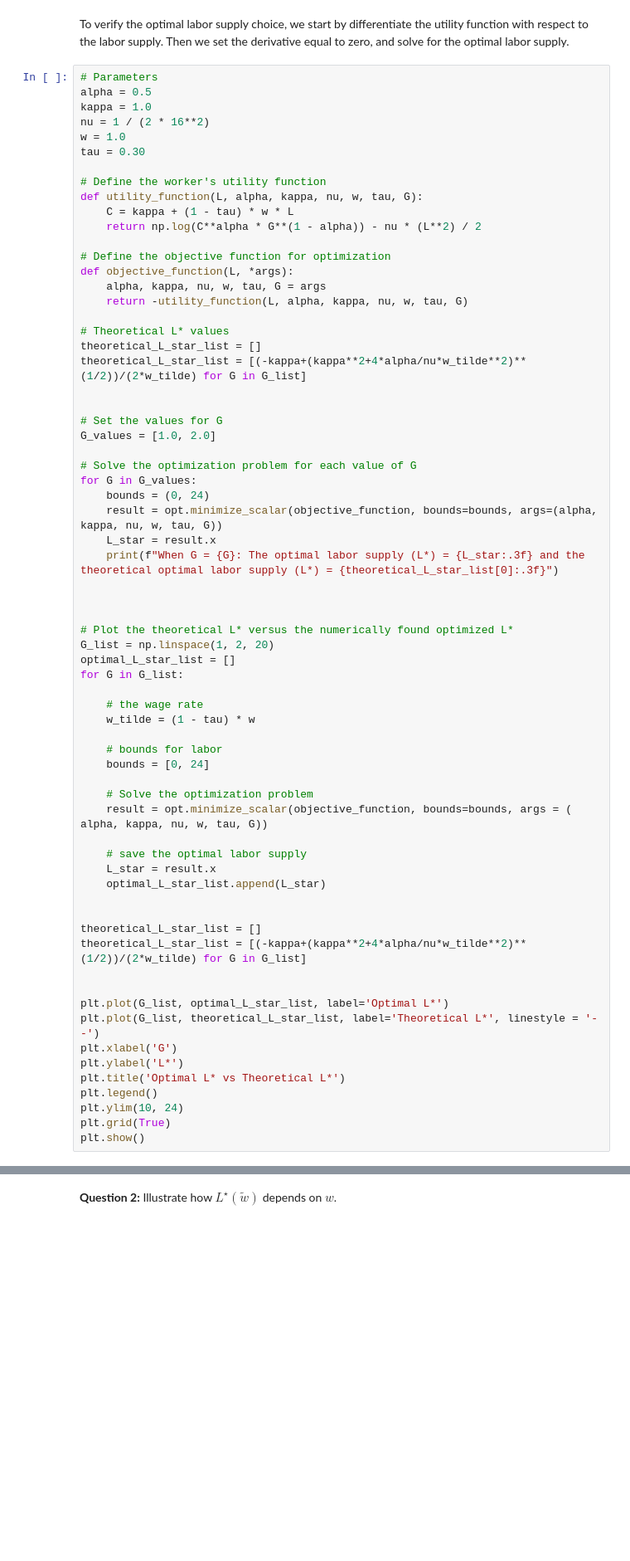
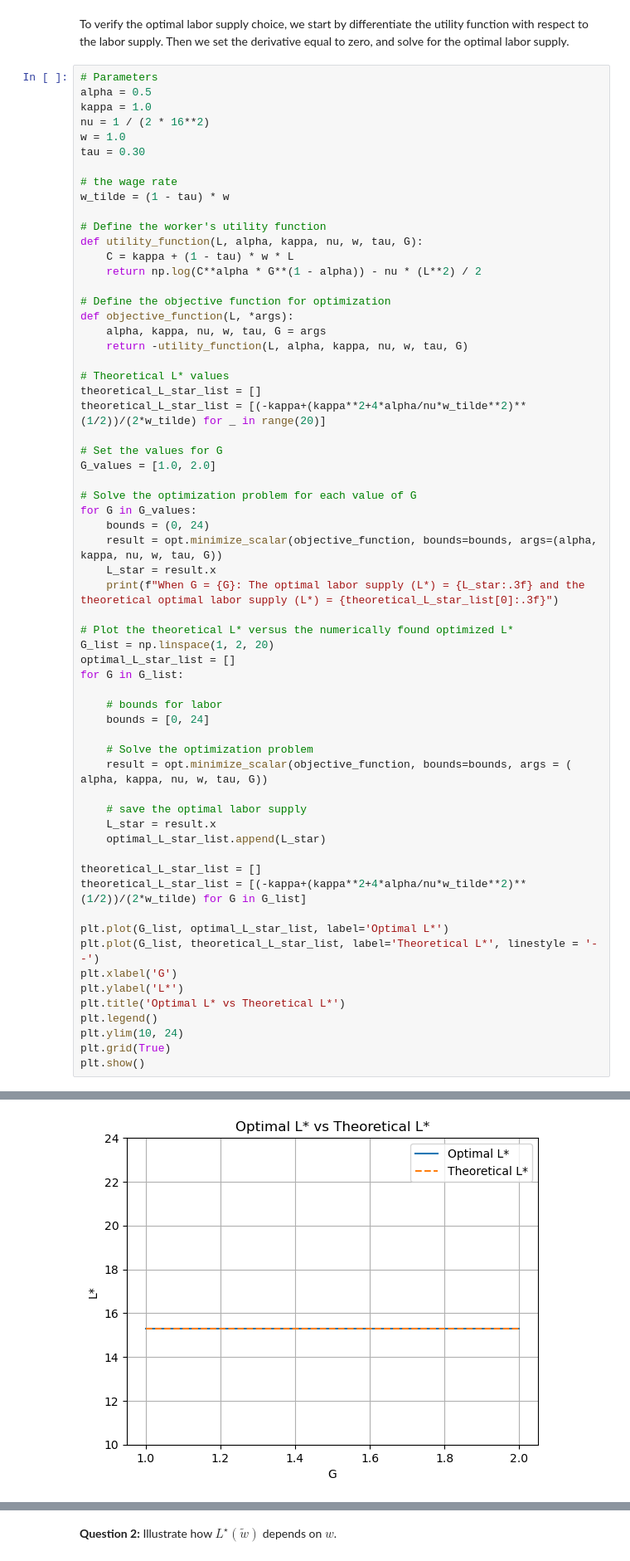
Before and after one commit to NumEconCopenhagen/projects-2023-iim, a Jupyter notebook: Examproject/Exam-2023-notebook.ipynb, the cells around one changed output, grey strips where cells are left out. Shown: that part at 83% size. Saved outputs shown, nothing was run; the diff lists cells and outputs as text; blank space fills up the shorter version.

```diff
--- a/Examproject/Exam-2023-notebook.ipynb
+++ b/Examproject/Exam-2023-notebook.ipynb
@@ -66,6 +66,9 @@ kappa = 1.0
 nu = 1 / (2 * 16**2)
 w = 1.0
 tau = 0.30
+
+# the wage rate
+w_tilde = (1 - tau) * w
 
 # Define the worker's utility function
 def utility_function(L, alpha, kappa, nu, w, tau, G):
@@ -79,8 +82,7 @@ def objective_function(L, *args):
 
 # Theoretical L* values
 theoretical_L_star_list = []
-theoretical_L_star_list = [(-kappa+(kappa**2+4*alpha/nu*w_tilde**2)**(1/2))/(2*w_tilde) for G in G_list]
-
+theoretical_L_star_list = [(-kappa+(kappa**2+4*alpha/nu*w_tilde**2)**(1/2))/(2*w_tilde) for _ in range(20)]
 
 # Set the values for G
 G_values = [1.0, 2.0]
@@ -92,15 +94,10 @@ for G in G_values:
     L_star = result.x
     print(f"When G = {G}: The optimal labor supply (L*) = {L_star:.3f} and the theoretical optimal labor supply (L*) = {theoretical_L_star_list[0]:.3f}")
 
-
-
 # Plot the theoretical L* versus the numerically found optimized L*
 G_list = np.linspace(1, 2, 20)
 optimal_L_star_list = []
 for G in G_list:
-
-    # the wage rate
-    w_tilde = (1 - tau) * w
 
     # bounds for labor
     bounds = [0, 24]
@@ -112,10 +109,8 @@ for G in G_list:
     L_star = result.x
     optimal_L_star_list.append(L_star)
 
-
 theoretical_L_star_list = []
 theoretical_L_star_list = [(-kappa+(kappa**2+4*alpha/nu*w_tilde**2)**(1/2))/(2*w_tilde) for G in G_list]
-
 
 plt.plot(G_list, optimal_L_star_list, label='Optimal L*')
 plt.plot(G_list, theoretical_L_star_list, label='Theoretical L*', linestyle = '--')
@@ -131,3 +127,4 @@ NameError: name 'G_list' is not defined
+[figure, added]
 # %% [markdown]
 We observe that the optimal labor supply values are allign with the expected behavior. For both values of G(1.0 and 2.0), the optimal labor supply decreases when the wage rate $\tilde{w}$ increases. This is consistent with the economic intuition, as higher wages provide an insentive to work less and enjoy more leisure.
 
```
Also changed, not shown: parts of 7 cells of this notebook, 1 other file.
